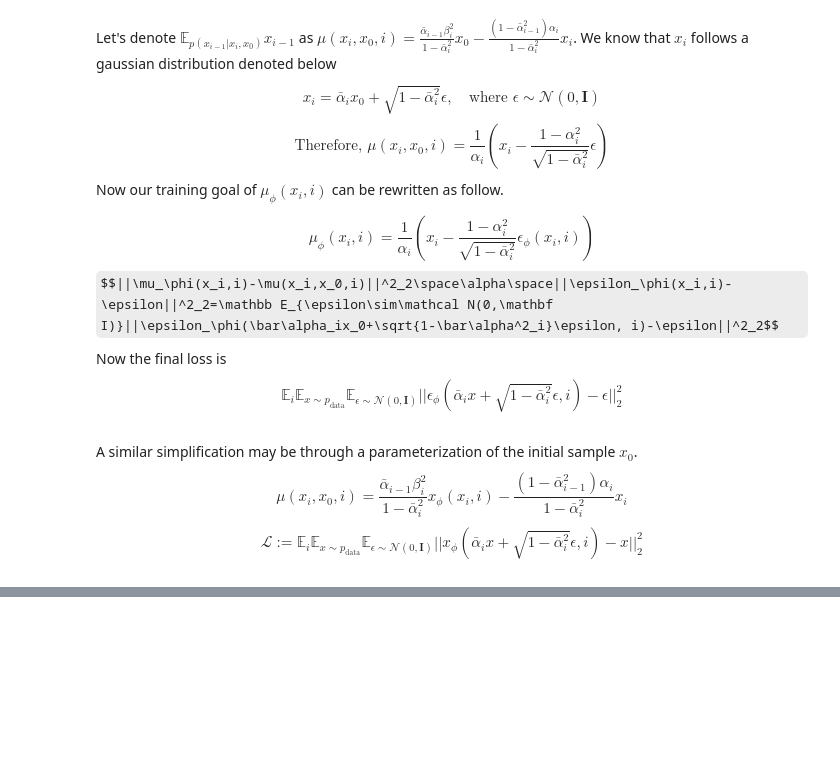
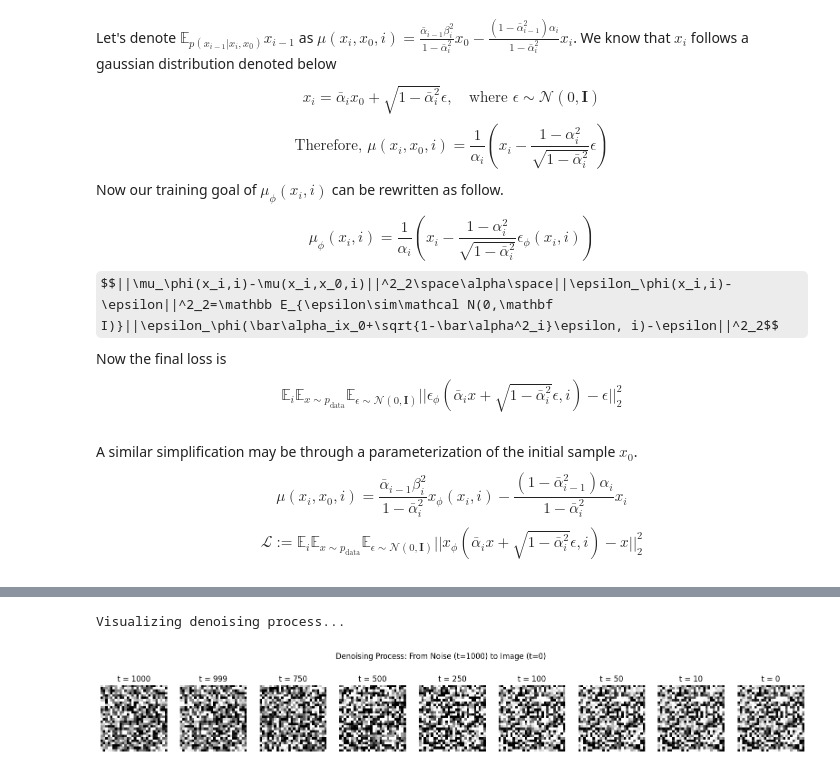
Before and after one commit to SungminLee511/The-Principles-of-Diffusion-Models, a Jupyter notebook: 2.Variational_Perspective/DDPM.ipynb, the cells around one changed output, grey strips where cells are left out. Saved outputs shown, nothing was run; the diff lists cells and outputs as text; code cells hidden in the pictures; some formulas as TeX source; blank space fills up the shorter version.

```diff
--- a/2.Variational_Perspective/DDPM.ipynb
+++ b/2.Variational_Perspective/DDPM.ipynb
@@ -95,0 +363,31 @@ $$\mathcal L:=\mathbb E_i\mathbb E_{x\sim p_{\text{data}}}\mathbb E_{\epsilon\si
+# %%
+# Visualize the denoising process
+print("Visualizing denoising process...")
+
+# Start from noise
+x_t = torch.randn(1, 1, 28, 28).to(device)
+intermediates = [x_t.cpu()]
+
+# Save intermediate steps
+steps_to_save = [999, 750, 500, 250, 100, 50, 10, 0]
+current_x = x_t.clone()
+
+for i in tqdm(reversed(range(noise_schedule.n_timesteps)), desc='Denoising'):
+    t = torch.tensor([i]).to(device)
+    current_x = ddpm.p_sample(current_x, t)
+
+    if i in steps_to_save:
+        intermediates.append(current_x.cpu())
+
+# Plot
+fig, axes = plt.subplots(1, len(intermediates), figsize=(20, 3))
+for idx, (img, step) in enumerate(zip(intermediates, [1000] + steps_to_save)):
+    img_show = (img[0, 0] + 1) / 2  # Denormalize
+    axes[idx].imshow(img_show.clamp(0, 1), cmap='gray')
+    axes[idx].axis('off')
+    axes[idx].set_title(f't = {step}')
+plt.suptitle('Denoising Process: From Noise (t=1000) to Image (t=0)')
+plt.show()
+# %% [output]
+Visualizing denoising process...
+[figure, added]
```
Also changed, not shown: parts of 11 cells of this notebook.
